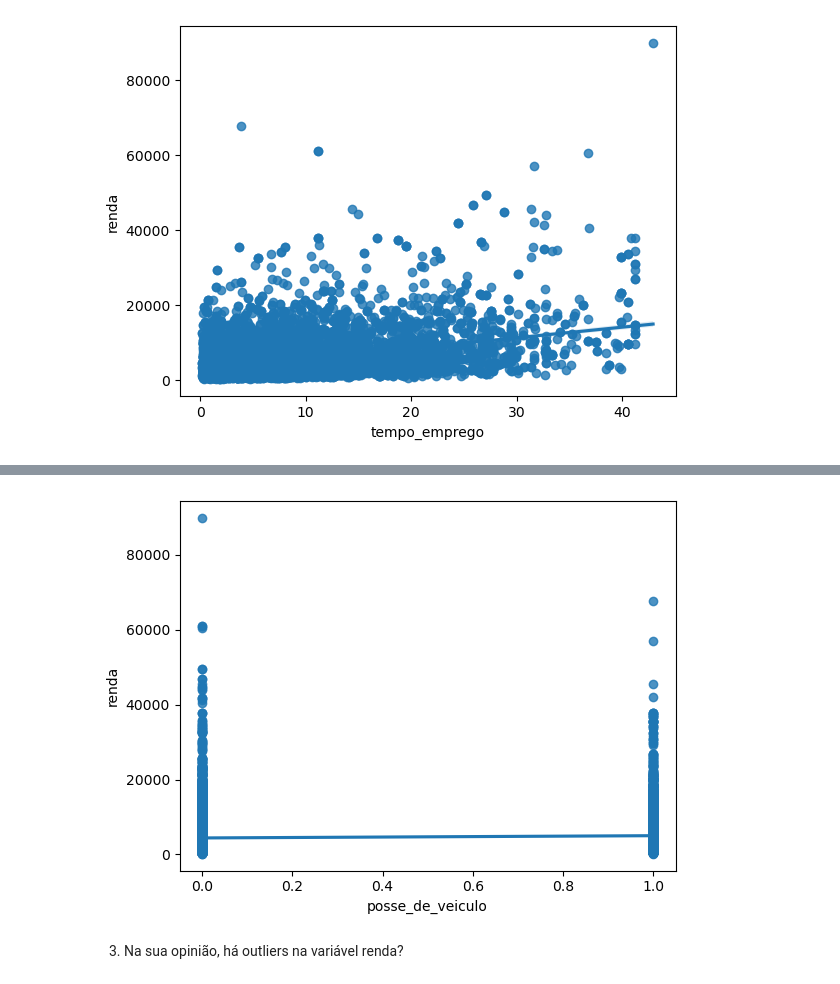
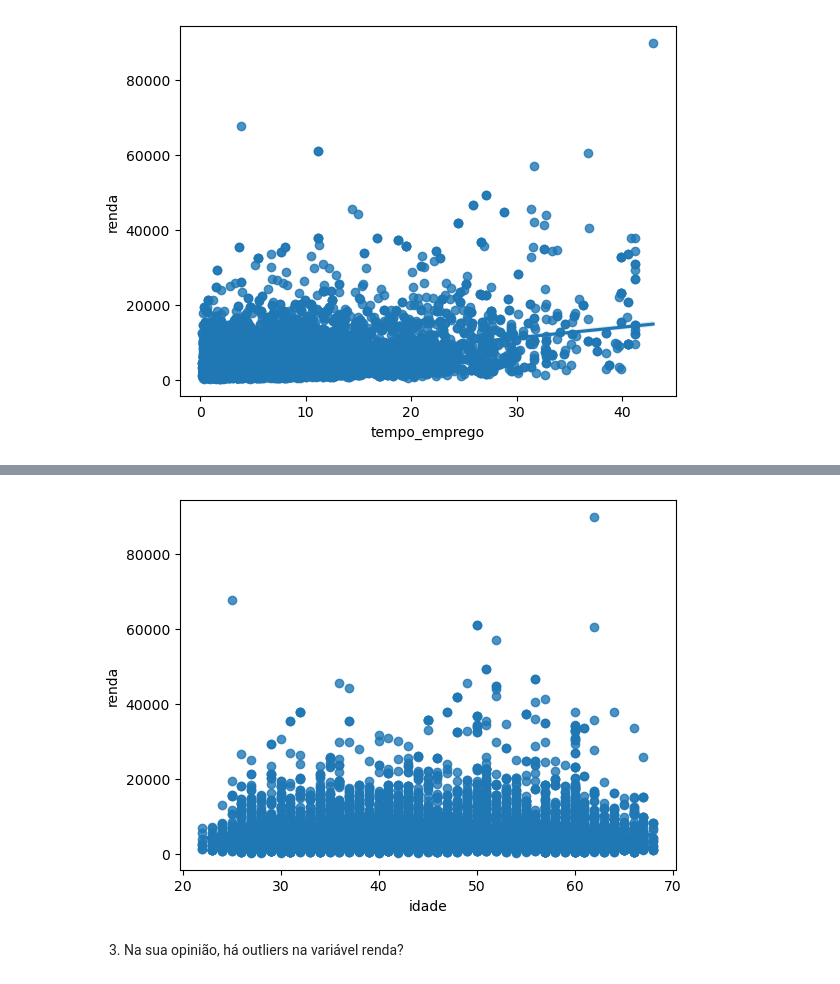
Before and after one commit to RoseaneSSilva/Data_Scientist-EBAC-, a Jupyter notebook: M10_T1_Descritiva II_Resposta contínua_Roseane Santos - .ipynb, the cells around one changed output, grey strips where cells are left out. Drawn from its saved outputs; the diff is of its cells as text; code cells hidden in the pictures.

```diff
--- a/M10_T1_Descritiva II_Resposta contínua_Roseane Santos - .ipynb
+++ b/M10_T1_Descritiva II_Resposta contínua_Roseane Santos - .ipynb
@@ -51,18 +51,18 @@ base2.corr()
 | renda | 0.063414 | 0.029827 | 0.009567 | 0.042570 | 0.394235 | 0.020977 | 1.000000 |
 [figure]
 # %%
-_ = sns.regplot(x='posse_de_veiculo', y='renda', data = base2)
+_ = sns.regplot(x='idade', y='renda', data = base2)
 base2.corr()
 # %% [output]
 |  | posse_de_veiculo | posse_de_imovel | qtd_filhos | idade | tempo_emprego | qt_pessoas_residencia | renda |
 | posse_de_veiculo | 1.000000 | -0.014727 | 0.107959 | -0.157837 | -0.087514 | 0.156009 | 0.063414 |
 | posse_de_imovel | -0.014727 | 1.000000 | -0.002525 | 0.122667 | 0.000112 | -0.007180 | 0.029827 |
 | qtd_filhos | 0.107959 | -0.002525 | 1.000000 | -0.364303 | -0.074250 | 0.896488 | 0.009567 |
 | idade | -0.157837 | 0.122667 | -0.364303 | 1.000000 | 0.323934 | -0.338805 | 0.042570 |
 | tempo_emprego | -0.087514 | 0.000112 | -0.074250 | 0.323934 | 1.000000 | -0.065748 | 0.394235 |
 | qt_pessoas_residencia | 0.156009 | -0.007180 | 0.896488 | -0.338805 | -0.065748 | 1.000000 | 0.020977 |
 | renda | 0.063414 | 0.029827 | 0.009567 | 0.042570 | 0.394235 | 0.020977 | 1.000000 |
-[figure, old version]
+[figure, new version]
 # %% [markdown]
 3) Na sua opinião, há outliers na variável renda?
 # %% [markdown]
```
Also changed, not shown: parts of 1 cell of this notebook.
